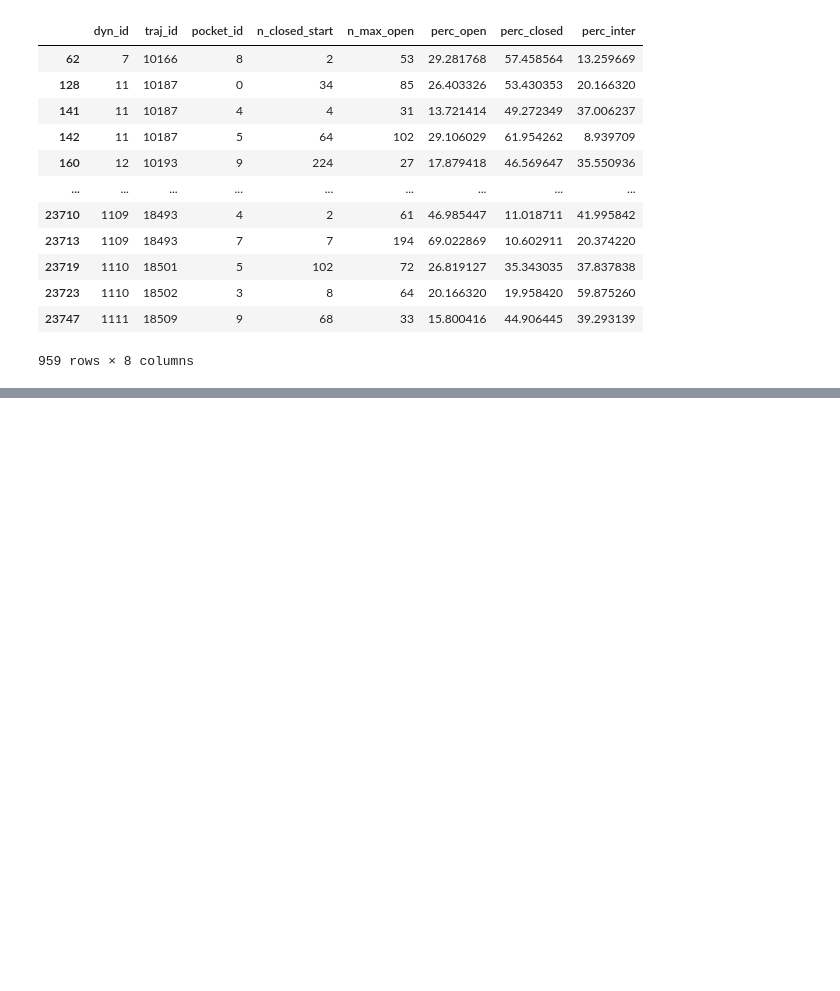
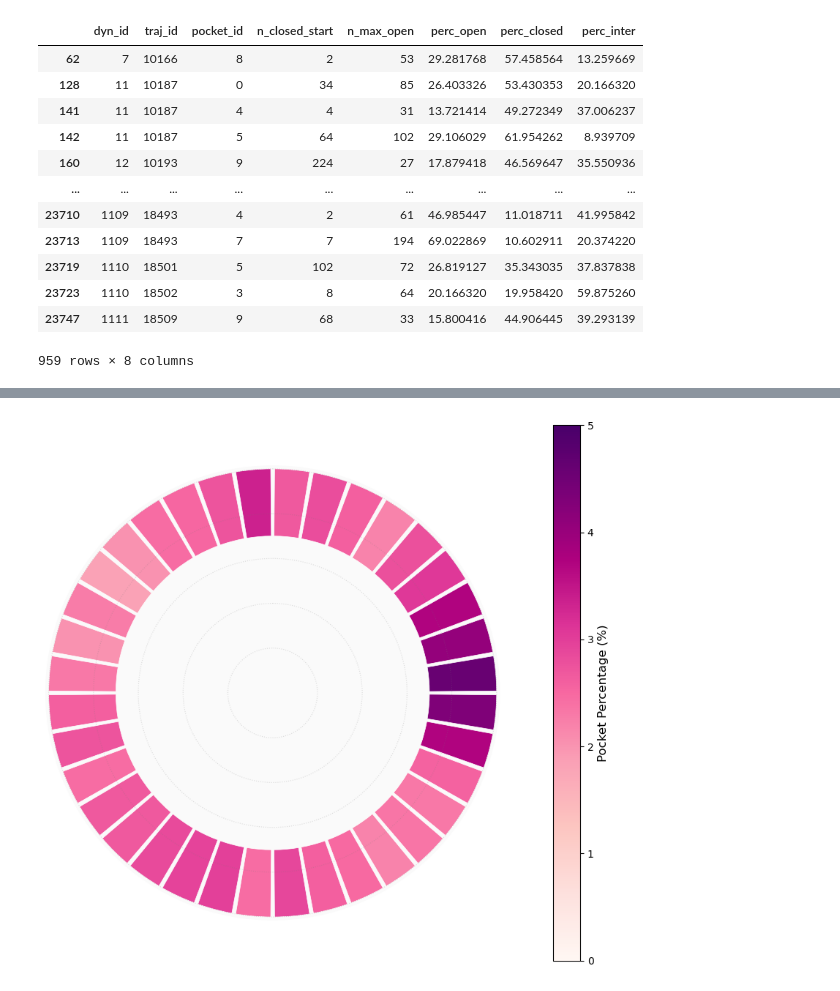
Before and after one commit to alexpergar-phd/pocket_project, a Jupyter notebook: 02_cryptic_pocket_detection/cryptic_analysis.ipynb, the cells around one changed output, grey strips where cells are left out. Saved outputs shown, nothing was run; the diff lists cells and outputs as text; code cells hidden in the pictures; blank space fills up the shorter version.

```diff
--- a/02_cryptic_pocket_detection/cryptic_analysis.ipynb
+++ b/02_cryptic_pocket_detection/cryptic_analysis.ipynb
@@ -72,0 +137,63 @@ df_m
+# %%
+vertical_position = 'ec'
+
+df_mod = pocket_df[pocket_df["vertical_position"] == vertical_position.upper()]
+angles_deg = df_mod['angle_bin'].values
+
+# Create circular heatmap with discrete 10-degree bins showing pocket percentages
+
+# Create 36 bins of 10 degrees each
+bin_width = 10  # degrees
+bins = np.arange(0, 360 + bin_width, bin_width)
+bin_centers = (bins[:-1] + bins[1:]) / 2.0
+
+# Count pockets in each bin
+counts, _ = np.histogram(angles_deg, bins=bins)
+total_pockets = len(angles_deg)
+
+# Convert counts to percentages
+percentages = (counts / total_pockets) * 100
+
+# Convert to radians for polar plot
+theta = np.deg2rad(bin_centers)
+width = np.deg2rad(bin_width)
+
+# Fixed color scale
+scale_min, scale_max = 0.0, 5.0
+norm = plt.Normalize(scale_min, scale_max)
+cmap = plt.cm.RdPu
+
+# Create circular heatmap
+fig, ax = plt.subplots(figsize=(8,8), subplot_kw={'projection': 'polar'})
+ax.set_facecolor('#fafafa')
+
+# Plot as ring with discrete bins
+r_inner, r_outer = 0.7, 1.0
+
+for angle, perc in zip(theta, percentages):
+    color = cmap(norm(perc))
+    ax.bar(angle, r_outer - r_inner, width=width*0.9, bottom=r_inner,
+           color=color, edgecolor='white', linewidth=0.5)
+
+# Aesthetics
+ax.set_yticklabels([])
+ax.set_theta_zero_location("N")
+ax.set_theta_direction(-1)
+ax.set_xticks([])
+ax.set_xticklabels([])
+ax.grid(color='gray', alpha=0.25, linestyle=':')
+ax.spines['polar'].set_visible(False)
+
+# Add colorbar with fixed 0-6% scale
+sm = plt.cm.ScalarMappable(cmap=cmap, norm=norm)
+sm.set_array([])  # for matplotlib < 3.6 compatibility
+cbar = plt.colorbar(sm, ax=ax, pad=0.1, fraction=0.05)
+cbar.set_label('Pocket Percentage (%)', fontsize=12)
+
+plt.tight_layout()
+# plt.show()
+
+figures_dir = "/home/alex/sshfs_mountpoints/verde/Documents/pocket_tool/docs/figures/raw"
+plt.savefig(os.path.join(figures_dir, f"cryptic_pocket_dist_{vertical_position}.svg"))
+# %% [output]
+[figure, added]
```
Also changed, not shown: parts of 10 cells of this notebook, 3 other files.
